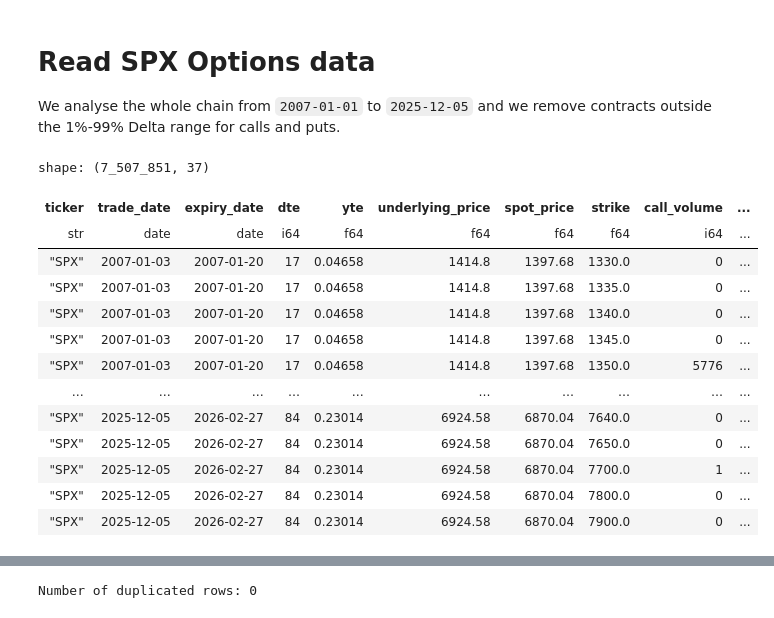
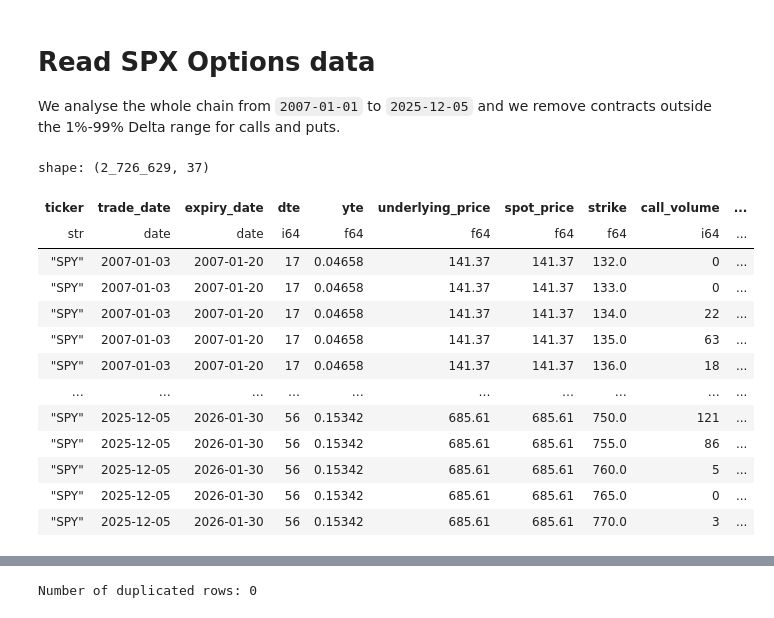
Before and after one commit to anthonymakarewicz/volatility-trading, a Jupyter notebook: notebooks/orats_spx_panel_eda_validation.ipynb, the cells around one changed output, grey strips where cells are left out. Drawn from its saved outputs; the diff is of its cells as text; code cells hidden in the pictures.

```diff
--- a/notebooks/orats_spx_panel_eda_validation.ipynb
+++ b/notebooks/orats_spx_panel_eda_validation.ipynb
@@ -37,35 +40,38 @@ We analyse the whole chain from `2007-01-01` to `2025-12-05` and we remove contr
 # %%
 start = date(2007, 1, 1)
 end = date(2025, 12, 31)
 
 delta_min = 0.01
 delta_max = 0.99
+dte_min = 1
+dte_max = 60
 
-lf = load_orats_panel_lazy("SPX")
+lf = load_orats_panel_lazy("SPY")
 lf = lf.filter(
     pl.col("trade_date").is_between(start, end),
     pl.col("call_delta").abs().is_between(delta_min, delta_max),
     pl.col("put_delta").abs().is_between(delta_min, delta_max),
+    pl.col("dte").abs().is_between(dte_min, dte_max),
 )
 
 df = lf.collect()
 df_long = orats_wide_to_long(df).collect()
 df
 # %% [output]
-shape: (7_507_851, 37)
+shape: (2_726_629, 37)
 | ticker | trade_date | expiry_date | dte | yte | underlying_price | spot_price | strike | call_volume | ... |
 | str | date | date | i64 | f64 | f64 | f64 | f64 | i64 | ... |
-| "SPX" | 2007-01-03 | 2007-01-20 | 17 | 0.04658 | 1414.8 | 1397.68 | 1330.0 | 0 | ... |
-| "SPX" | 2007-01-03 | 2007-01-20 | 17 | 0.04658 | 1414.8 | 1397.68 | 1335.0 | 0 | ... |
-| "SPX" | 2007-01-03 | 2007-01-20 | 17 | 0.04658 | 1414.8 | 1397.68 | 1340.0 | 0 | ... |
-| "SPX" | 2007-01-03 | 2007-01-20 | 17 | 0.04658 | 1414.8 | 1397.68 | 1345.0 | 0 | ... |
-| "SPX" | 2007-01-03 | 2007-01-20 | 17 | 0.04658 | 1414.8 | 1397.68 | 1350.0 | 5776 | ... |
+| "SPY" | 2007-01-03 | 2007-01-20 | 17 | 0.04658 | 141.37 | 141.37 | 132.0 | 0 | ... |
+| "SPY" | 2007-01-03 | 2007-01-20 | 17 | 0.04658 | 141.37 | 141.37 | 133.0 | 0 | ... |
+| "SPY" | 2007-01-03 | 2007-01-20 | 17 | 0.04658 | 141.37 | 141.37 | 134.0 | 22 | ... |
+| "SPY" | 2007-01-03 | 2007-01-20 | 17 | 0.04658 | 141.37 | 141.37 | 135.0 | 63 | ... |
+| "SPY" | 2007-01-03 | 2007-01-20 | 17 | 0.04658 | 141.37 | 141.37 | 136.0 | 18 | ... |
 | … | … | … | … | … | … | … | … | … | ... |
-| "SPX" | 2025-12-05 | 2026-02-27 | 84 | 0.23014 | 6924.58 | 6870.04 | 7640.0 | 0 | ... |
-| "SPX" | 2025-12-05 | 2026-02-27 | 84 | 0.23014 | 6924.58 | 6870.04 | 7650.0 | 0 | ... |
-| "SPX" | 2025-12-05 | 2026-02-27 | 84 | 0.23014 | 6924.58 | 6870.04 | 7700.0 | 1 | ... |
-| "SPX" | 2025-12-05 | 2026-02-27 | 84 | 0.23014 | 6924.58 | 6870.04 | 7800.0 | 0 | ... |
-| "SPX" | 2025-12-05 | 2026-02-27 | 84 | 0.23014 | 6924.58 | 6870.04 | 7900.0 | 0 | ... |
+| "SPY" | 2025-12-05 | 2026-01-30 | 56 | 0.15342 | 685.61 | 685.61 | 750.0 | 121 | ... |
+| "SPY" | 2025-12-05 | 2026-01-30 | 56 | 0.15342 | 685.61 | 685.61 | 755.0 | 86 | ... |
+| "SPY" | 2025-12-05 | 2026-01-30 | 56 | 0.15342 | 685.61 | 685.61 | 760.0 | 5 | ... |
+| "SPY" | 2025-12-05 | 2026-01-30 | 56 | 0.15342 | 685.61 | 685.61 | 765.0 | 0 | ... |
+| "SPY" | 2025-12-05 | 2026-01-30 | 56 | 0.15342 | 685.61 | 685.61 | 770.0 | 3 | ... |
 # %%
 df.describe()
 # %% [output]
```
Also changed, not shown: parts of 51 cells of this notebook, 3 other files.
